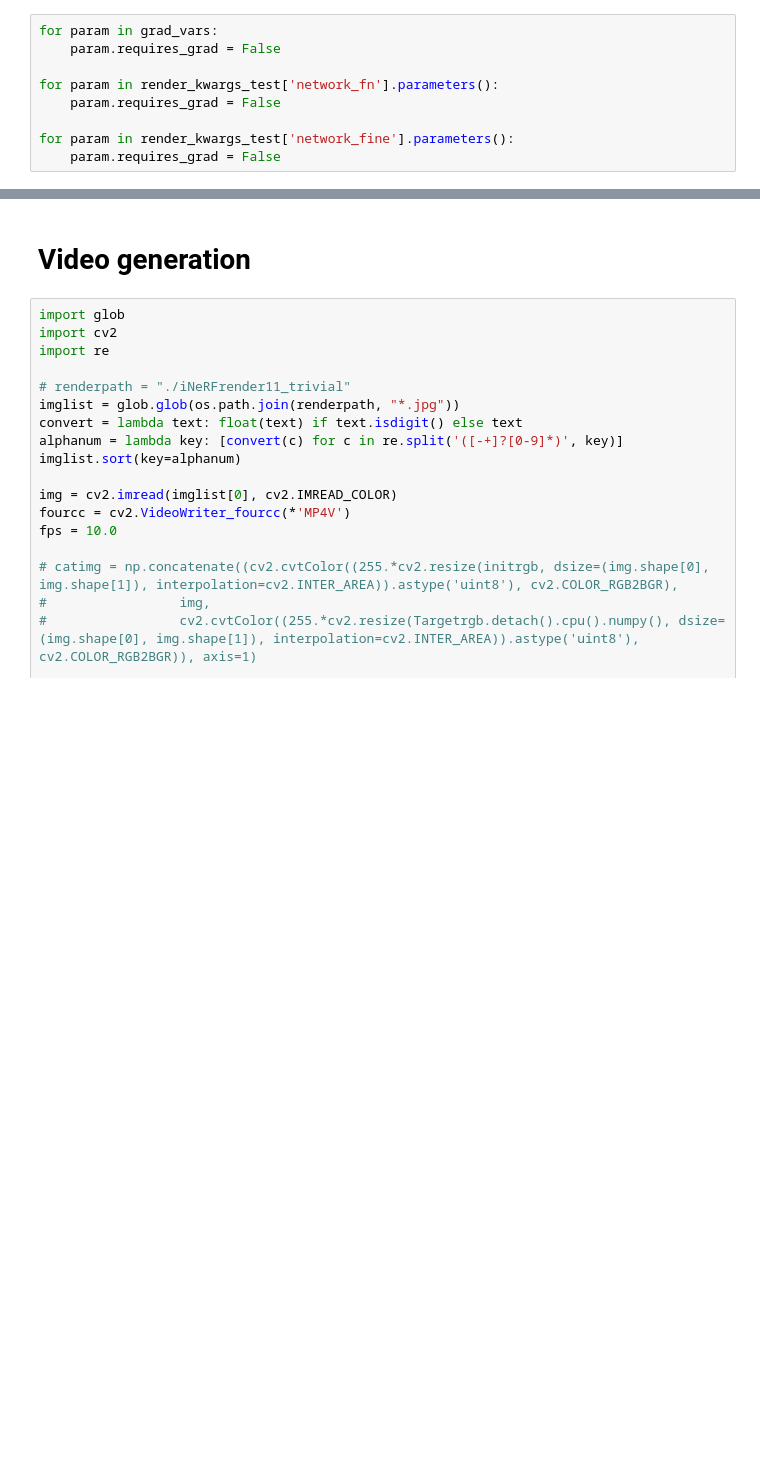
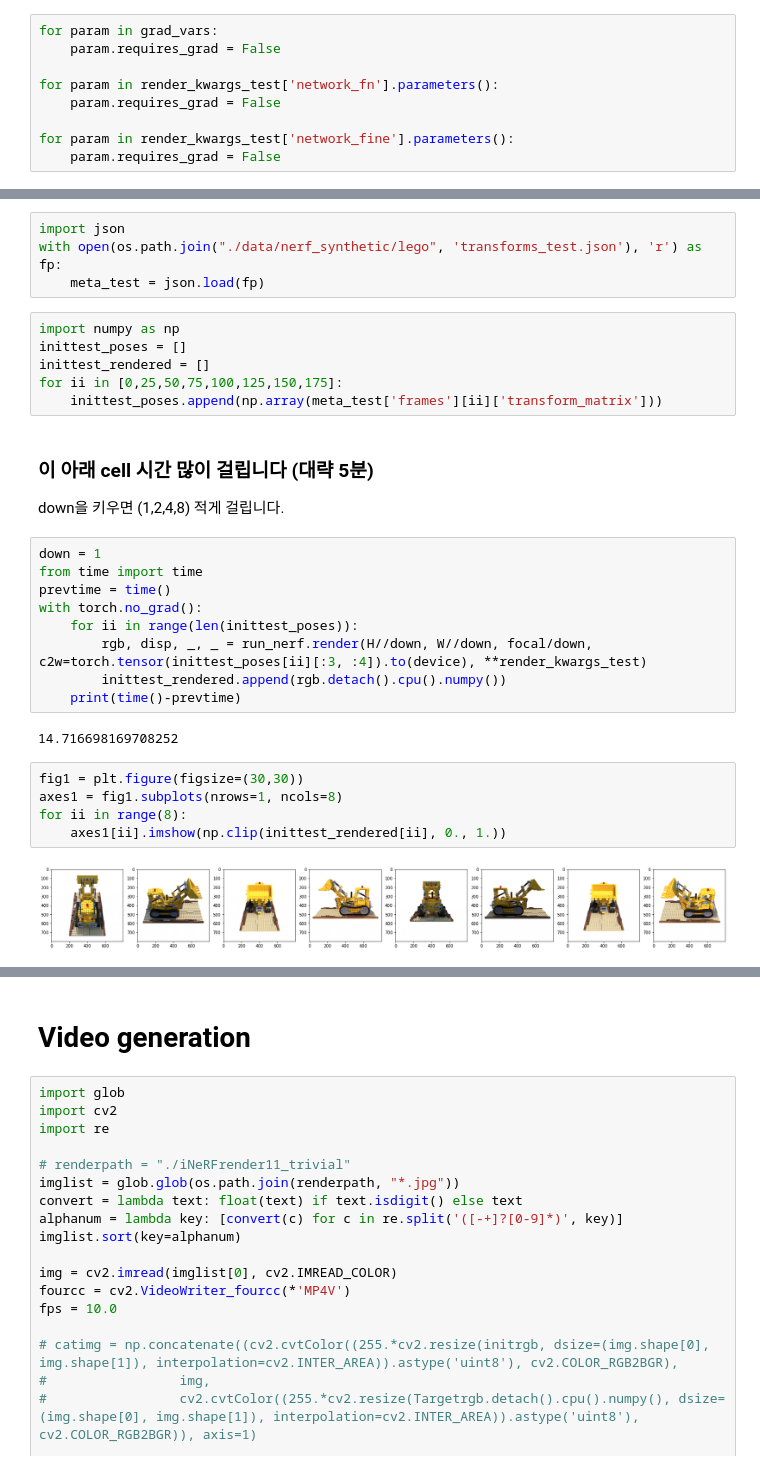
Before and after one commit to robot0321/project_iNeRF, a Jupyter notebook: iNeRF.ipynb, the cells around one changed output, grey strips where cells are left out. Saved outputs shown, nothing was run; the diff lists cells and outputs as text; blank space fills up the shorter version.

```diff
--- a/iNeRF.ipynb
+++ b/iNeRF.ipynb
@@ -230,0 +231,31 @@ True
+# %%
+import json
+with open(os.path.join("./data/nerf_synthetic/lego", 'transforms_test.json'), 'r') as fp:
+    meta_test = json.load(fp)
+# %%
+import numpy as np
+inittest_poses = []
+inittest_rendered = []
+for ii in [0,25,50,75,100,125,150,175]:
+    inittest_poses.append(np.array(meta_test['frames'][ii]['transform_matrix']))
+# %% [markdown]
+### 이 아래 cell 시간 많이 걸립니다 (대략 5분)
+down을 키우면 (1,2,4,8) 적게 걸립니다.
+# %%
+down = 1
+from time import time
+prevtime = time()
+with torch.no_grad():
+    for ii in range(len(inittest_poses)):
+        rgb, disp, _, _ = run_nerf.render(H//down, W//down, focal/down, c2w=torch.tensor(inittest_poses[ii][:3, :4]).to(device), **render_kwargs_test)
+        inittest_rendered.append(rgb.detach().cpu().numpy())
+    print(time()-prevtime)
+# %% [output]
+14.716698169708252
+# %%
+fig1 = plt.figure(figsize=(30,30))
+axes1 = fig1.subplots(nrows=1, ncols=8)
+for ii in range(8):
+    axes1[ii].imshow(np.clip(inittest_rendered[ii], 0., 1.))
+# %% [output]
+[figure, added]
```
Also changed, not shown: parts of 21 cells of this notebook, 4 other files.
